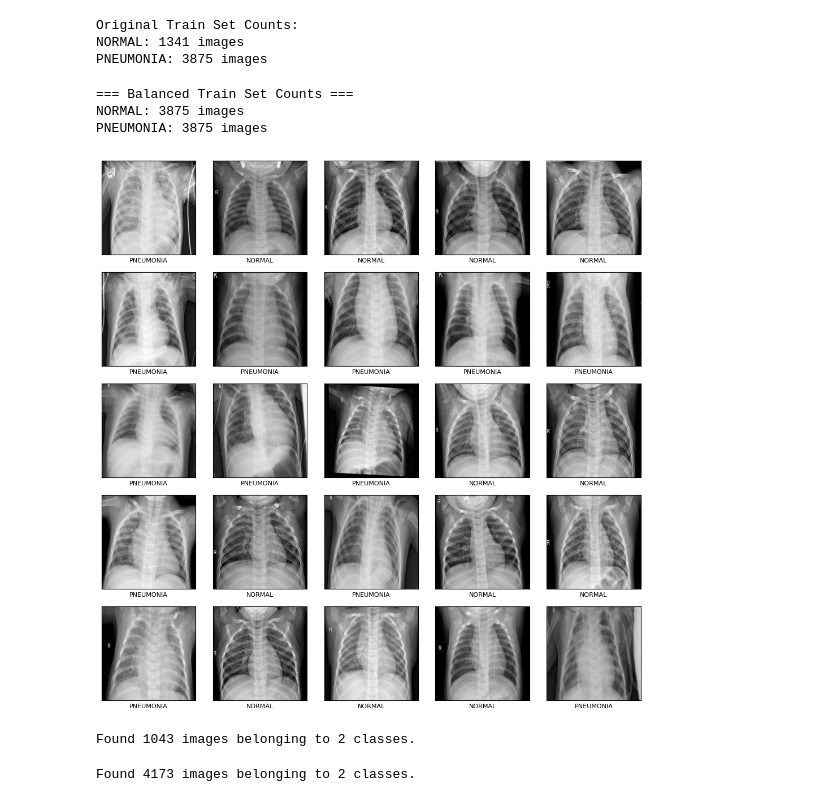
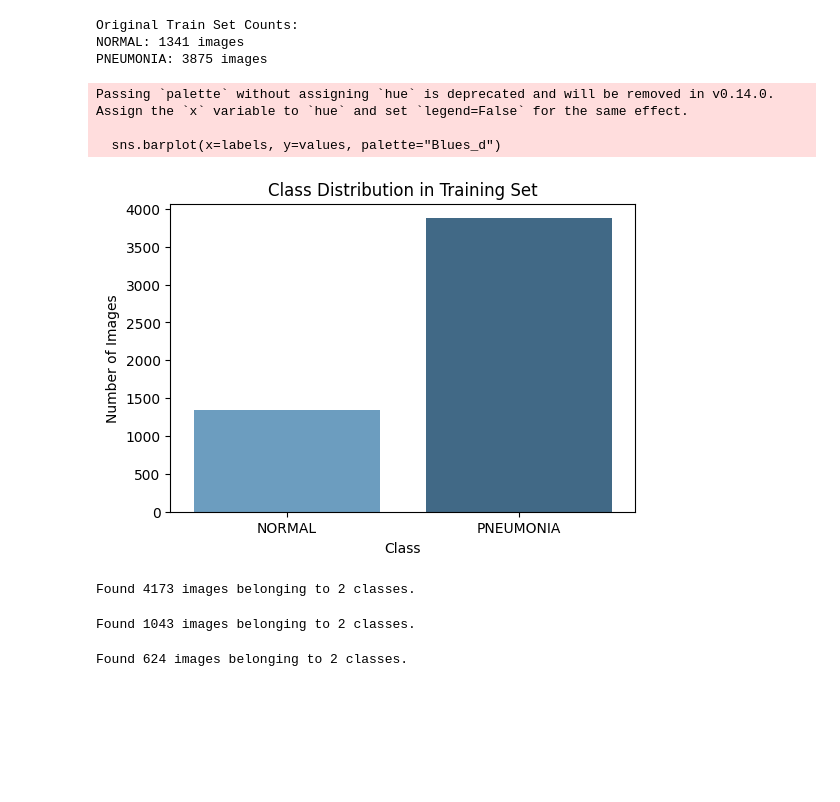
Before and after one commit to Zainab-Nahhal1/chest-xray-classification, a Jupyter notebook: disease-xray.ipynb, the cells around one changed output. Drawn from its saved outputs; the diff is of its cells as text; code cells hidden in the pictures; blank space fills up the shorter version.

```diff
--- a/disease-xray.ipynb
+++ b/disease-xray.ipynb
@@ -50,9 +33,0 @@ for cls in classes:
-# %%
-# Print balanced class distribution
-print("\n=== Balanced Train Set Counts ===")
-for cls in classes:
-    print(f"{cls}: {len(balanced_images[cls])} images")
-# %% [output]
-=== Balanced Train Set Counts ===
-NORMAL: 3875 images
-PNEUMONIA: 3875 images
@@ -65,20 +33,0 @@ for cls in classes:
-# %%
-# Visualize a random sample of 25 images from the balanced dataset
-sample_25 = random.sample(all_balanced, 25)
-
-plt.figure(figsize=(10,10))
-for i, (cls, img_name) in enumerate(sample_25):
-    img_path = os.path.join(train_dir, cls, img_name)
-    img = Image.open(img_path).resize((224,224))
-
-    plt.subplot(5,5,i+1)
-    plt.xticks([])   # remove x ticks
-    plt.yticks([])   # remove y ticks
-    plt.grid(False)  # remove grid
-    plt.imshow(img, cmap='gray')
-    plt.xlabel(cls, fontsize=8)  # show class label below the image
-
-plt.tight_layout()
-plt.show()
-# %% [output]
-[figure, removed]
@@ -100,0 +34,15 @@ train_datagen = ImageDataGenerator(
+# %%
+labels = list(original_counts.keys())
+values = list(original_counts.values())
+
+plt.figure(figsize=(6, 4))
+sns.barplot(x=labels, y=values, palette="Blues_d")
+plt.title("Class Distribution in Training Set")
+plt.xlabel("Class")
+plt.ylabel("Number of Images")
+plt.show()
+# %% [output]
+Passing `palette` without assigning `hue` is deprecated and will be removed in v0.14.0. Assign the `x` variable to `hue` and set `legend=False` for the same effect.
+
+  sns.barplot(x=labels, y=values, palette="Blues_d")
+[figure, added]
@@ -101 +65,12 @@ train_datagen = ImageDataGenerator(
+# %%
+train_generator = train_datagen.flow_from_directory(
+    train_dir,
+    target_size=TARGET_SIZE,
+    batch_size=32,
+    color_mode='rgb',
+    class_mode='binary',
+    subset='training'
+)
+# %% [output]
+Found 4173 images belonging to 2 classes.
 # %%
@@ -110,16 +85,14 @@ validation_generator = train_datagen.flow_from_directory(
 )
 # %% [output]
 Found 1043 images belonging to 2 classes.
-# %%
-#create training data generator
-train_generator = train_datagen.flow_from_directory(
-    directory="data/chest_xray/train",  # path to train folder
-    target_size=TARGET_SIZE,
-    color_mode="rgb",                    # 3 channels for pretrained models
-    batch_size=BATCH_SIZE,
-    class_mode="binary",                 # 0/1 labels
-    shuffle=True,
-    subset="training"                    # only use training part (if using validation split)
-)
-# %% [output]
-Found 4173 images belonging to 2 classes.
+# %%
+test_generator = test_datagen.flow_from_directory(
+    test_dir,
+    target_size=TARGET_SIZE,
+    batch_size=32,
+    color_mode='rgb',
+    class_mode='binary',
+    shuffle=False
+)
+# %% [output]
+Found 624 images belonging to 2 classes.
```
Also changed, not shown: parts of 26 cells of this notebook.
